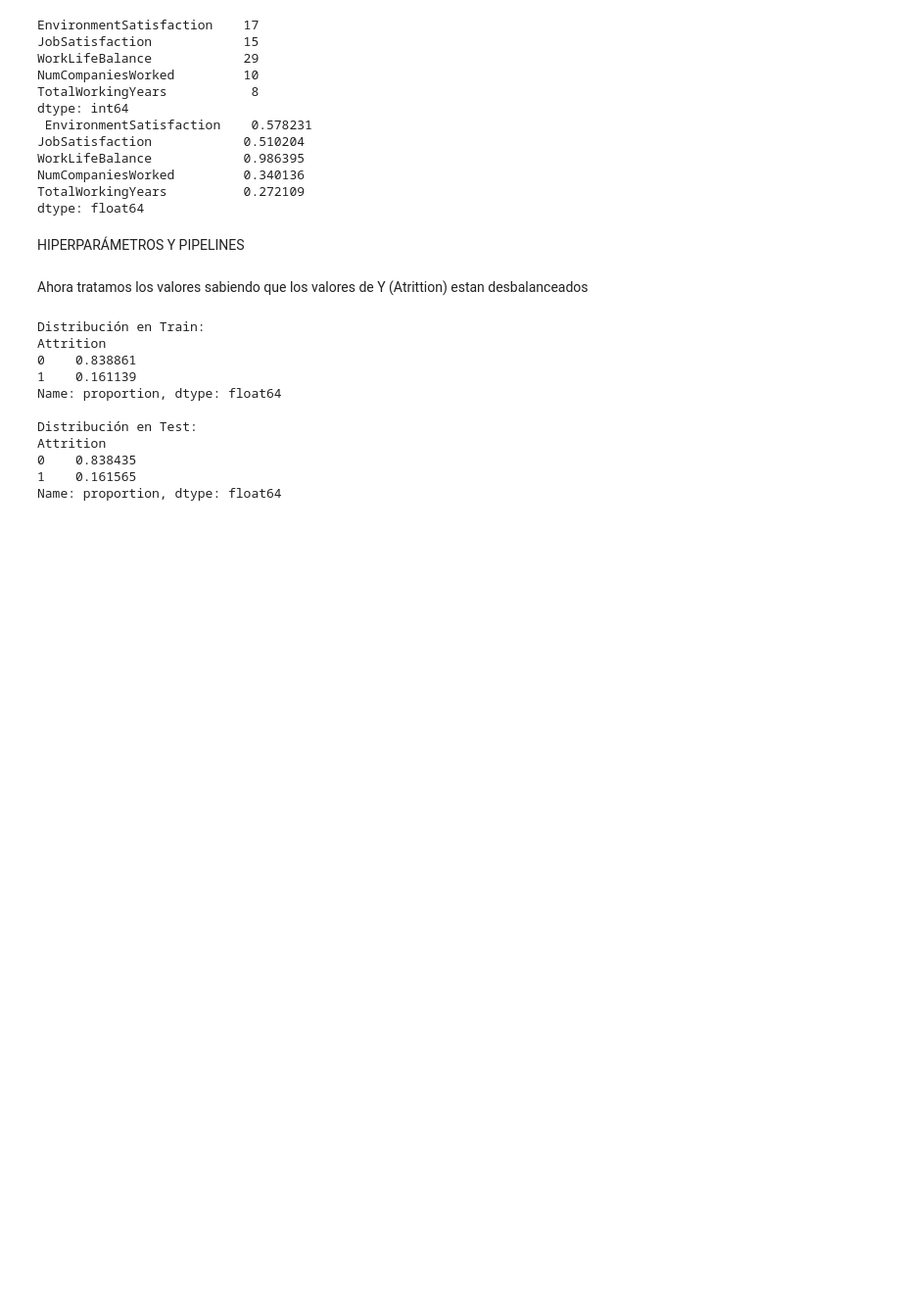
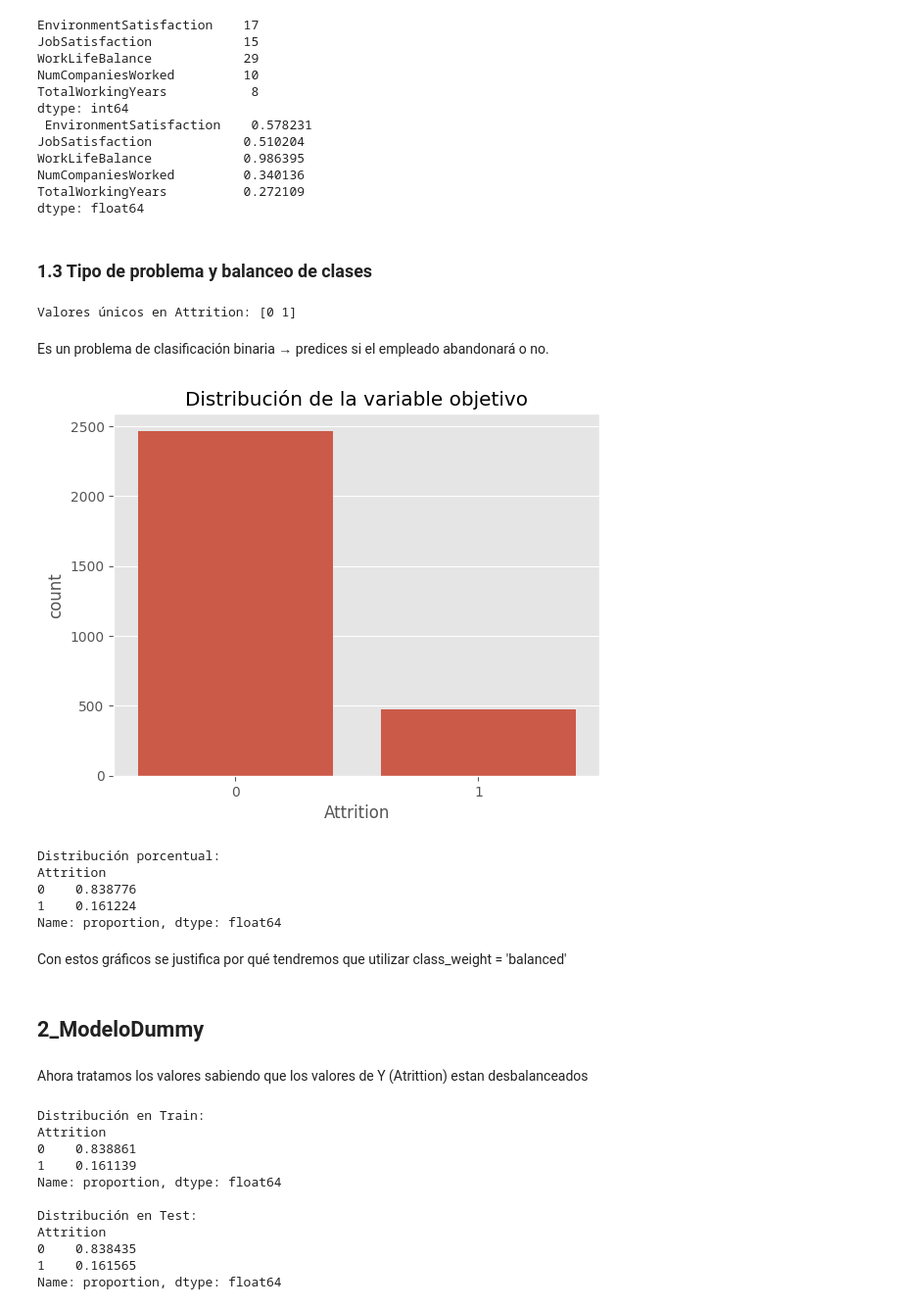
Before and after one commit to 100454201/Grupo35_Practica1, a Jupyter notebook: eda_notebook.ipynb, the cells around one changed output. Shown at 98% size. Drawn from its saved outputs; the diff is of its cells as text; code cells hidden in the pictures; blank space fills up the shorter version.

Commit message:
mejoras EDA y modelo Dummy

```diff
--- a/eda_notebook.ipynb
+++ b/eda_notebook.ipynb
@@ -301,8 +355,35 @@ WorkLifeBalance            0.986395
 NumCompaniesWorked         0.340136
 TotalWorkingYears          0.272109
 dtype: float64
-# %% [markdown]
-HIPERPARÁMETROS Y PIPELINES
+# %% [markdown]
+### 1.3 Tipo de problema y balanceo de clases
+# %%
+print("Valores únicos en Attrition:", data["Attrition"].unique())
+# %% [output]
+Valores únicos en Attrition: [0 1]
+# %% [markdown]
+Es un problema de clasificación binaria → predices si el empleado abandonará o no.
+# %%
+import seaborn as sns
+import matplotlib.pyplot as plt
+
+sns.countplot(data=data, x="Attrition")
+plt.title("Distribución de la variable objetivo")
+plt.show()
+
+print("Distribución porcentual:")
+print(data["Attrition"].value_counts(normalize=True))
+# %% [output]
+[figure, added]
+Distribución porcentual:
+Attrition
+0    0.838776
+1    0.161224
+Name: proportion, dtype: float64
+# %% [markdown]
+Con estos gráficos se justifica por qué tendremos que utilizar class_weight = 'balanced'
+# %% [markdown]
+## 2_ModeloDummy
 # %% [markdown]
 Ahora tratamos los valores sabiendo que los valores de Y (Atrittion) estan desbalanceados
 # %%
```
Also changed, not shown: parts of 43 cells of this notebook.
